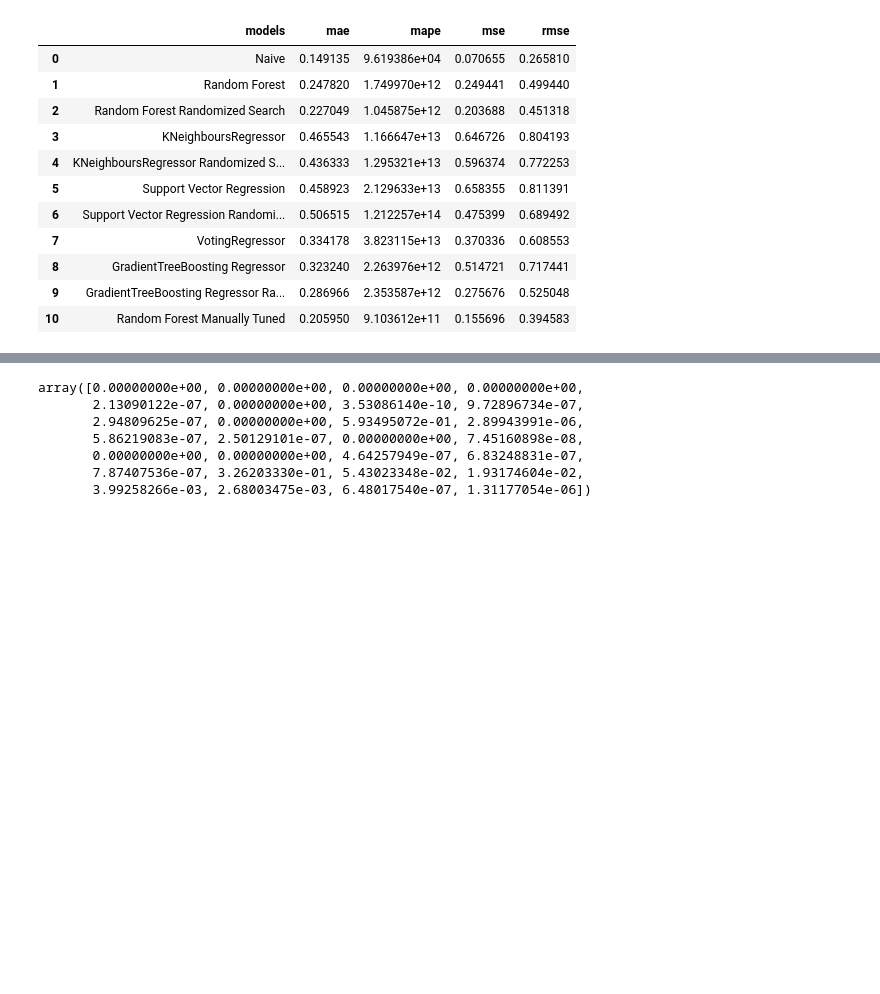
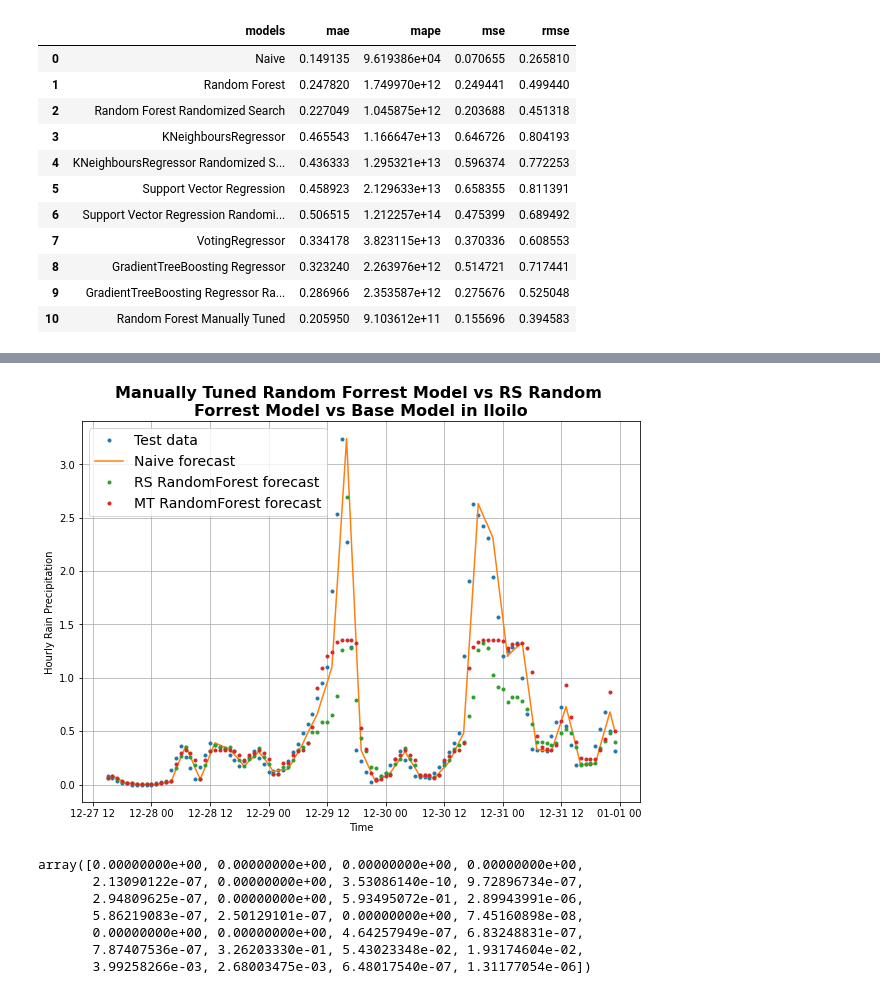
Before and after one commit to eRuaro/prac-research, a Jupyter notebook: iloilo.ipynb, the cells around one changed output, grey strips where cells are left out. Cells and saved outputs as stored; diff of their text form; code cells hidden in the pictures; blank space fills up the shorter version.

```diff
--- a/iloilo.ipynb
+++ b/iloilo.ipynb
@@ -1190,3 +1190,23 @@ plt.show();
+# %%
+plt.figure(figsize=(10, 7))
+offset = 10 # offset the values by 300 timesteps
+plot_time_series(timesteps=X_time_test,  values=y_test, label="Test data")
+plot_time_series(timesteps=X_time_test[1:], values=naive_forecast, format="-",  label="Naive forecast")
+# plot_time_series(timesteps=X_time_test, start=offset, values=rs_forecast, label='RandomForest forecast')
+plot_time_series(timesteps=X_time_test,  values=rs_ideal_forecast, label='RS RandomForest forecast')
+# plot_time_series(timesteps=X_time_test, start=offset, values=k_forecast, label='KNR forecast')
+# plot_time_series(timesteps=X_time_test, start=offset, values=rs_k_forecast, label='Ideal KNR forecast')
+# plot_time_series(timesteps=X_time_test, start=offset, values=svr_forecast, label='SVR forecast')
+# plot_time_series(timesteps=X_time_test, start=offset, values=rs_svr_forecast, label='Ideal SVR forecast')
+# plot_time_series(timesteps=X_time_test, start=offset, values=vr_forecast, label='VotingRegressor forecast')
+# plot_time_series(timesteps=X_time_test, start=offset, values=gbr_forecast, label='GradientTree forecast')
+# plot_time_series(timesteps=X_time_test, values=rs_gbr_forecast, label='Randomized Search GradientTree forecast')
+plot_time_series(timesteps=X_time_test, values=best_rs_forecast, label='MT RandomForest forecast')
+plt.title('Manually Tuned Random Forrest Model vs RS Random \nForrest Model vs Base Model in Iloilo', fontsize=16, fontweight='bold')
+
+plt.show();
+# %% [output]
+[figure, added]
 # %%
 best_rs_model.feature_importances_
 # %% [output]
```
Also changed, not shown: parts of 6 cells of this notebook.
